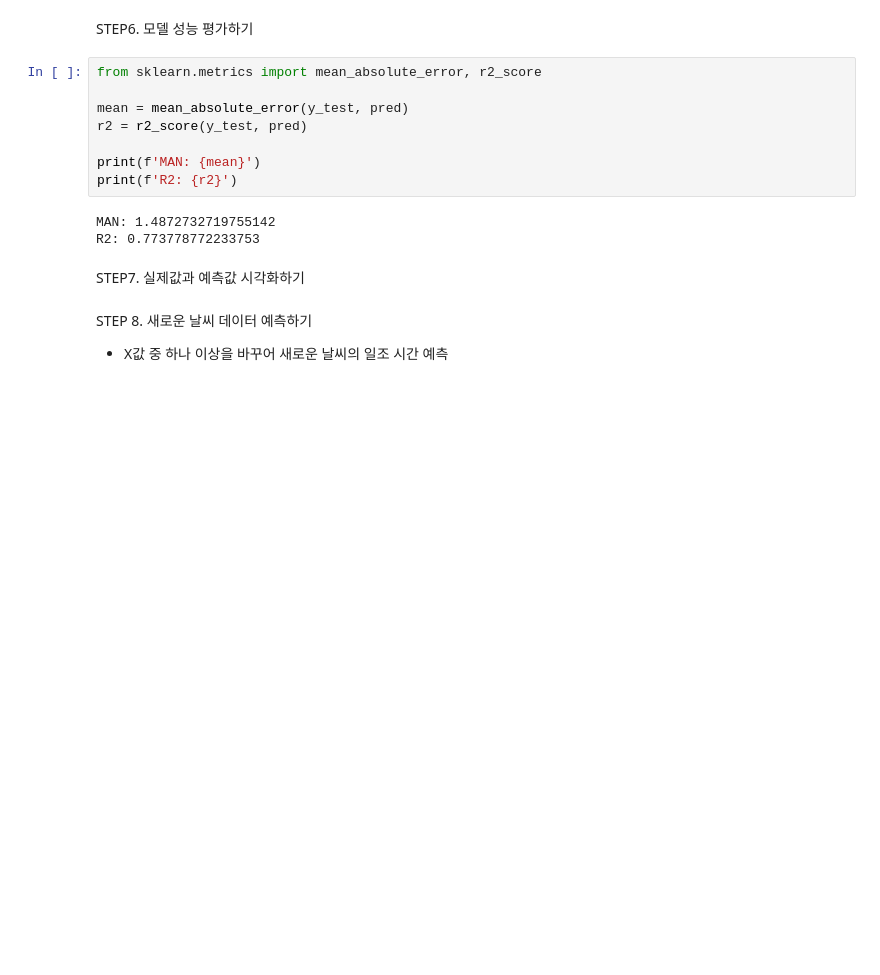
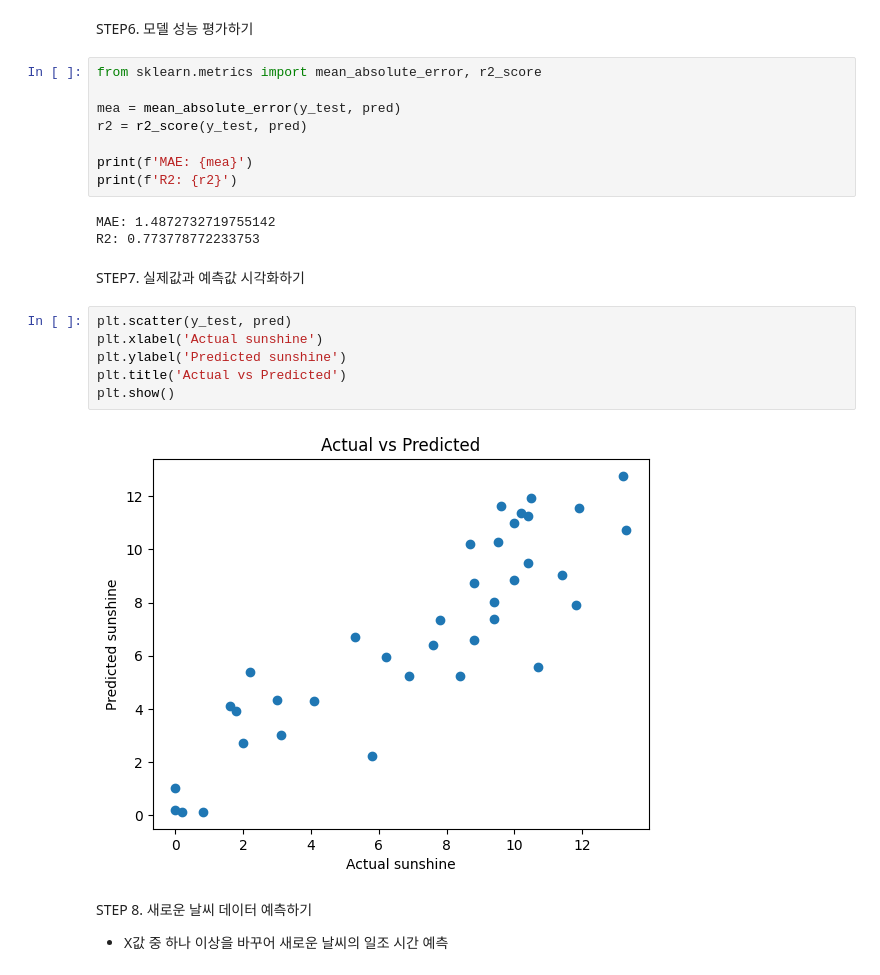
Before and after one commit to kdh100506/AI-General, a Jupyter notebook: Code/07. 파이썬 머신러닝(날씨) - 1304.ipynb, the cells around one changed output. Saved outputs shown, nothing was run; the diff lists cells and outputs as text; blank space fills up the shorter version.

```diff
--- a/Code/07. 파이썬 머신러닝(날씨) - 1304.ipynb
+++ b/Code/07. 파이썬 머신러닝(날씨) - 1304.ipynb
@@ -91,16 +91,24 @@ STEP6. 모델 성능 평가하기
 # %%
 from sklearn.metrics import mean_absolute_error, r2_score
 
-mean = mean_absolute_error(y_test, pred)
+mea = mean_absolute_error(y_test, pred)
 r2 = r2_score(y_test, pred)
 
-print(f'MAN: {mean}')
+print(f'MAE: {mea}')
 print(f'R2: {r2}')
 # %% [output]
-MAN: 1.4872732719755142
+MAE: 1.4872732719755142
 R2: 0.773778772233753
 # %% [markdown]
 STEP7. 실제값과 예측값 시각화하기
+# %%
+plt.scatter(y_test, pred)
+plt.xlabel('Actual sunshine')
+plt.ylabel('Predicted sunshine')
+plt.title('Actual vs Predicted')
+plt.show()
+# %% [output]
+[figure, added]
 # %% [markdown]
 STEP 8. 새로운 날씨 데이터 예측하기
  - X값 중 하나 이상을 바꾸어 새로운 날씨의 일조 시간 예측
```
Also changed, not shown: parts of 3 cells of this notebook.
